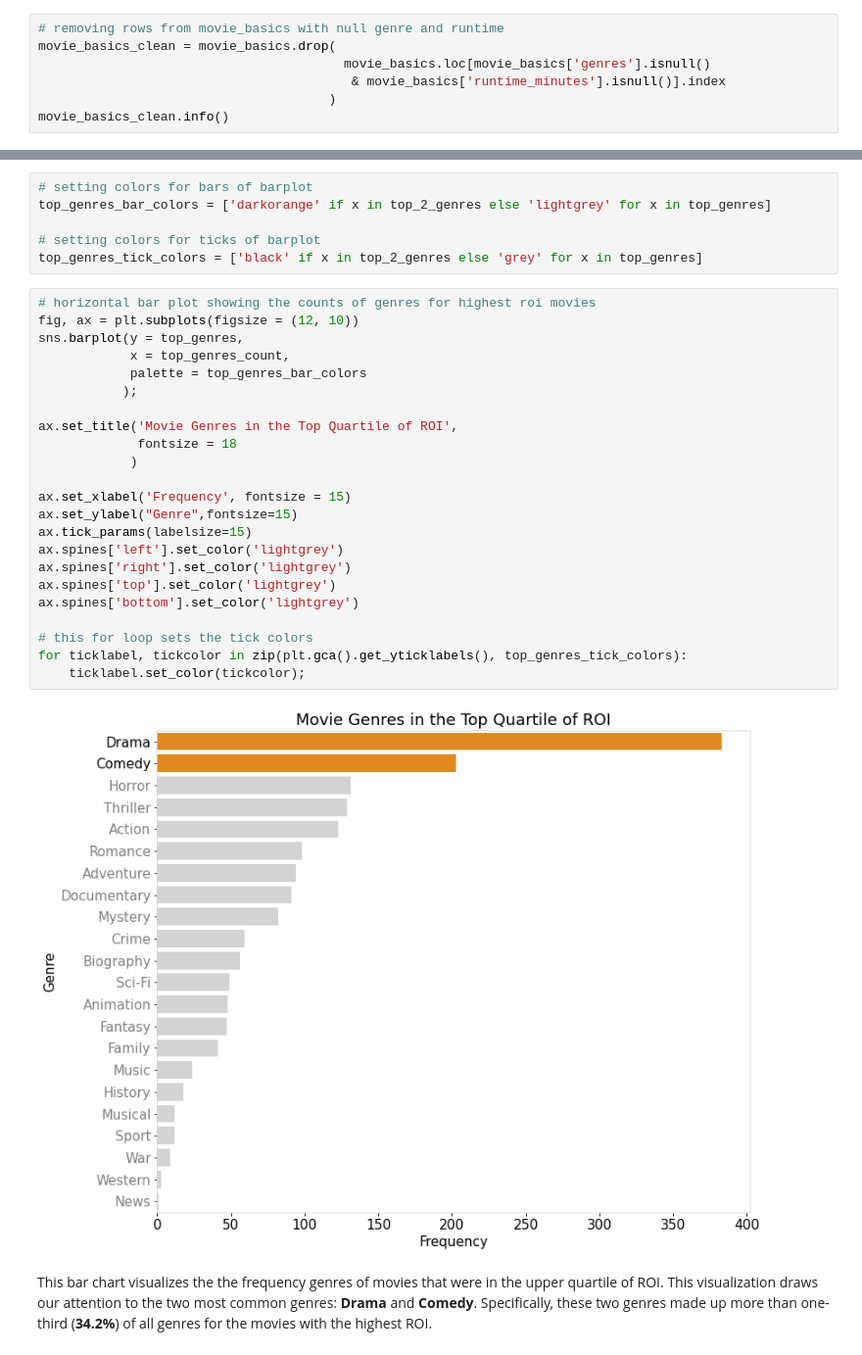
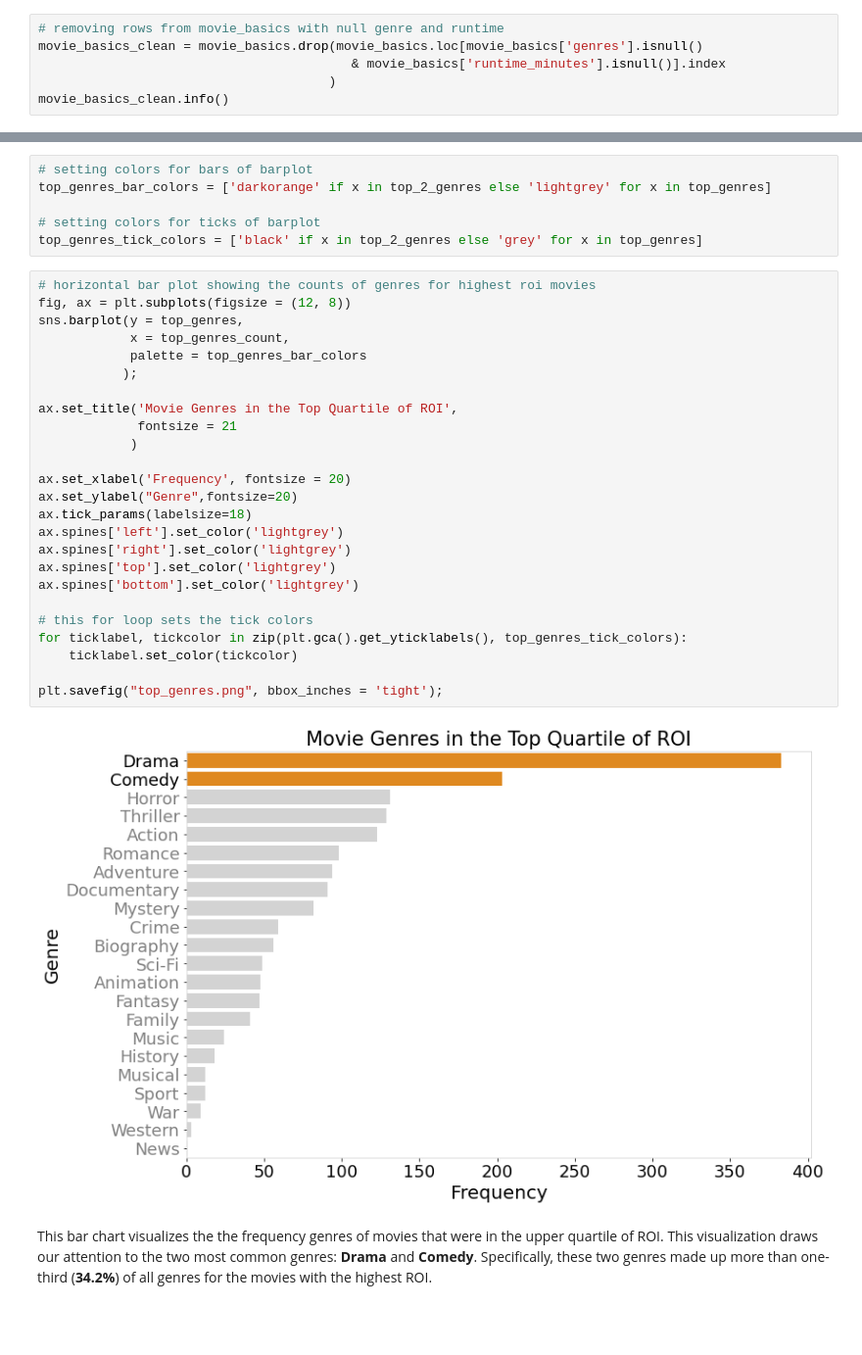
Before and after one commit to ckucewicz/movie_analysis_project, a Jupyter notebook: Notebook.ipynb, the cells around one changed output, grey strips where cells are left out. Shown at 98% size. Drawn from its saved outputs; the diff is of its cells as text; blank space fills up the shorter version.

```diff
--- a/Notebook.ipynb
+++ b/Notebook.ipynb
@@ -533,8 +564,7 @@ len(movie_basics.loc[movie_basics['genres'].isnull()
 3236
 # %%
 # removing rows from movie_basics with null genre and runtime
-movie_basics_clean = movie_basics.drop(
-                                        movie_basics.loc[movie_basics['genres'].isnull()
+movie_basics_clean = movie_basics.drop(movie_basics.loc[movie_basics['genres'].isnull()
                                          & movie_basics['runtime_minutes'].isnull()].index
                                       )
 movie_basics_clean.info()
@@ -1248,29 +1245,31 @@ top_genres_bar_colors = ['darkorange' if x in top_2_genres else 'lightgrey' for
 top_genres_tick_colors = ['black' if x in top_2_genres else 'grey' for x in top_genres]
 # %%
 # horizontal bar plot showing the counts of genres for highest roi movies
-fig, ax = plt.subplots(figsize = (12, 10))
+fig, ax = plt.subplots(figsize = (12, 8))
 sns.barplot(y = top_genres,
             x = top_genres_count,
             palette = top_genres_bar_colors
            );
 
 ax.set_title('Movie Genres in the Top Quartile of ROI',
-             fontsize = 18
+             fontsize = 21
             )
 
-ax.set_xlabel('Frequency', fontsize = 15)
-ax.set_ylabel("Genre",fontsize=15)
-ax.tick_params(labelsize=15)
+ax.set_xlabel('Frequency', fontsize = 20)
+ax.set_ylabel("Genre",fontsize=20)
+ax.tick_params(labelsize=18)
 ax.spines['left'].set_color('lightgrey')
 ax.spines['right'].set_color('lightgrey')
 ax.spines['top'].set_color('lightgrey')
 ax.spines['bottom'].set_color('lightgrey')
 
 # this for loop sets the tick colors
 for ticklabel, tickcolor in zip(plt.gca().get_yticklabels(), top_genres_tick_colors):
-    ticklabel.set_color(tickcolor);
+    ticklabel.set_color(tickcolor)
+
+plt.savefig("top_genres.png", bbox_inches = 'tight');
 # %% [output]
-[figure, old version]
+[figure, new version]
 # %% [markdown]
 This bar chart visualizes the the frequency genres of movies that were in the upper quartile of ROI. This visualization draws our attention to the two most common genres: **Drama** and **Comedy**. Specifically, these two genres made up more than one-third (**34.2%**) of all genres for the movies with the highest ROI.
 # %%
```
Also changed, not shown: parts of 61 cells of this notebook.
